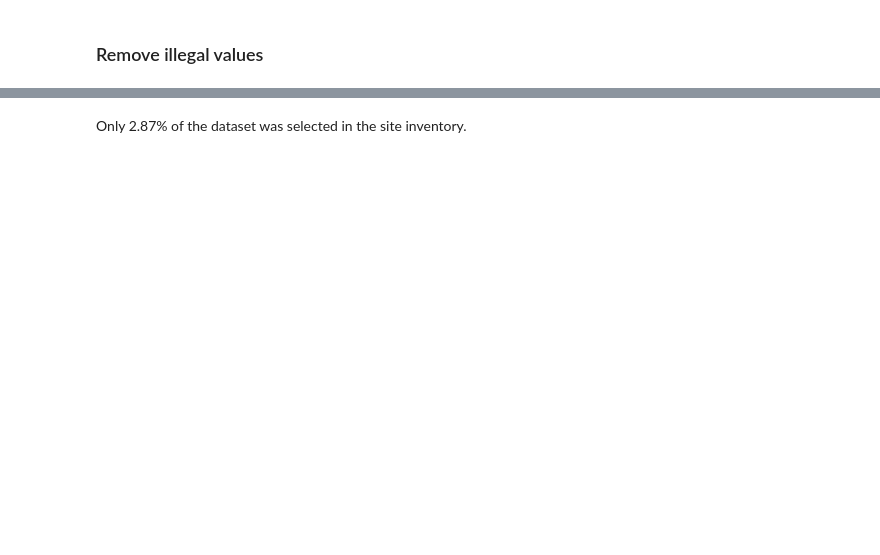
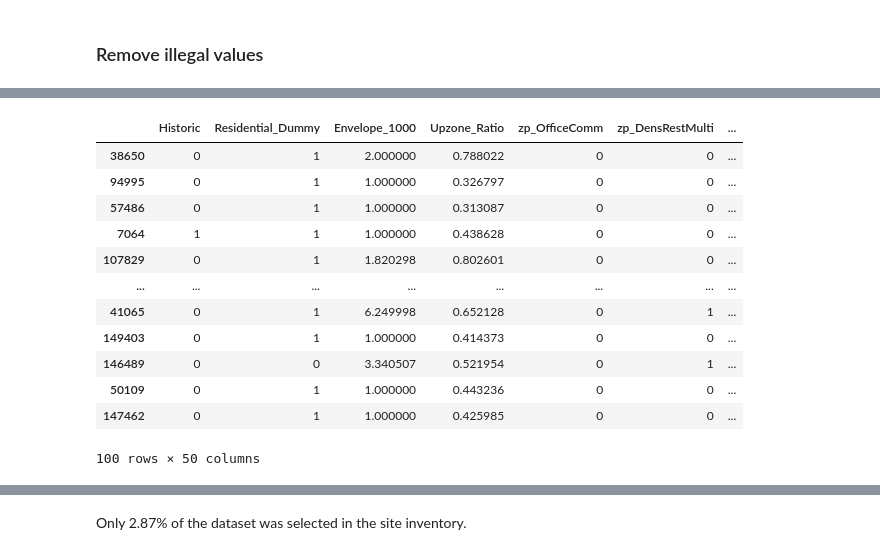
Before and after one commit to sdamerdji/dissertation, a Jupyter notebook: pdev/doubleml.ipynb, the cells around one changed output, grey strips where cells are left out. Saved outputs shown, nothing was run; the diff lists cells and outputs as text; code cells hidden in the pictures; blank space fills up the shorter version.

Commit message:
add new data

```diff
--- a/pdev/doubleml.ipynb
+++ b/pdev/doubleml.ipynb
@@ -35,4 +57,2 @@ train = train[(train.FBA >= 0) &
 # %%
 train.Developed = train.Developed > 0
-# %%
-train = pd.get_dummies(train, drop_first=True)
@@ -45,0 +166,19 @@ ml_l = RandomForestRegressor(n_estimators=250, n_jobs=1)
+# %%
+X_ps = train.drop(['Developed', 'inInventory'], axis=1)
+y_ps = train['inInventory']
+# %%
+categories = [X_ps.columns[i] for i, d in enumerate(X_ps.dtypes) if d == 'object']
+X_ps[categories] = X_ps[categories].astype(str)
+# %%
+trainX_ps, validX_ps, trainY_ps, validY_ps = train_test_split(X_ps,
+                                                              y_ps,
+                                                              train_size=0.8,
+                                                              random_state=42)
+
+train_dataset_ps = Pool(data=trainX_ps,
+                        label=trainY_ps,
+                        cat_features = categories)
+
+eval_dataset_ps = Pool(data=validX_ps,
+                       label=validY_ps,
+                       cat_features = categories)
@@ -45,0 +309,16 @@ ml_l = RandomForestRegressor(n_estimators=250, n_jobs=1)
+# %%
+validX_ps.sample(100)
+# %% [output]
+|  | Historic | Residential_Dummy | Envelope_1000 | Upzone_Ratio | zp_OfficeComm | zp_DensRestMulti | ... |
+| 38650 | 0 | 1 | 2.000000 | 0.788022 | 0 | 0 | ... |
+| 94995 | 0 | 1 | 1.000000 | 0.326797 | 0 | 0 | ... |
+| 57486 | 0 | 1 | 1.000000 | 0.313087 | 0 | 0 | ... |
+| 7064 | 1 | 1 | 1.000000 | 0.438628 | 0 | 0 | ... |
+| 107829 | 0 | 1 | 1.820298 | 0.802601 | 0 | 0 | ... |
+| ... | ... | ... | ... | ... | ... | ... | ... |
+| 41065 | 0 | 1 | 6.249998 | 0.652128 | 0 | 1 | ... |
+| 149403 | 0 | 1 | 1.000000 | 0.414373 | 0 | 0 | ... |
+| 146489 | 0 | 0 | 3.340507 | 0.521954 | 0 | 1 | ... |
+| 50109 | 0 | 1 | 1.000000 | 0.443236 | 0 | 0 | ... |
+| 147462 | 0 | 1 | 1.000000 | 0.425985 | 0 | 0 | ... |
+100 rows × 50 columns
```
Also changed, not shown: parts of 82 cells of this notebook, 6 other files.
